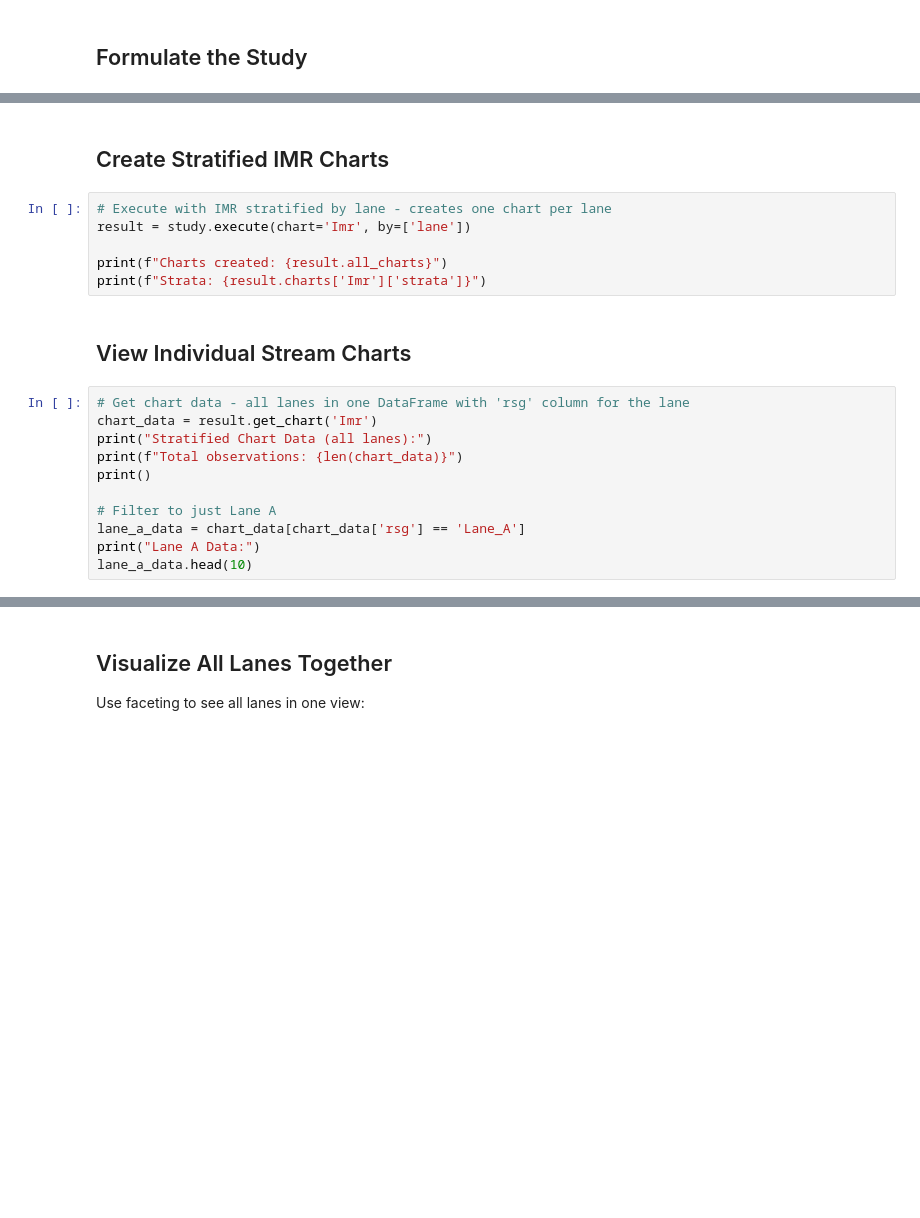
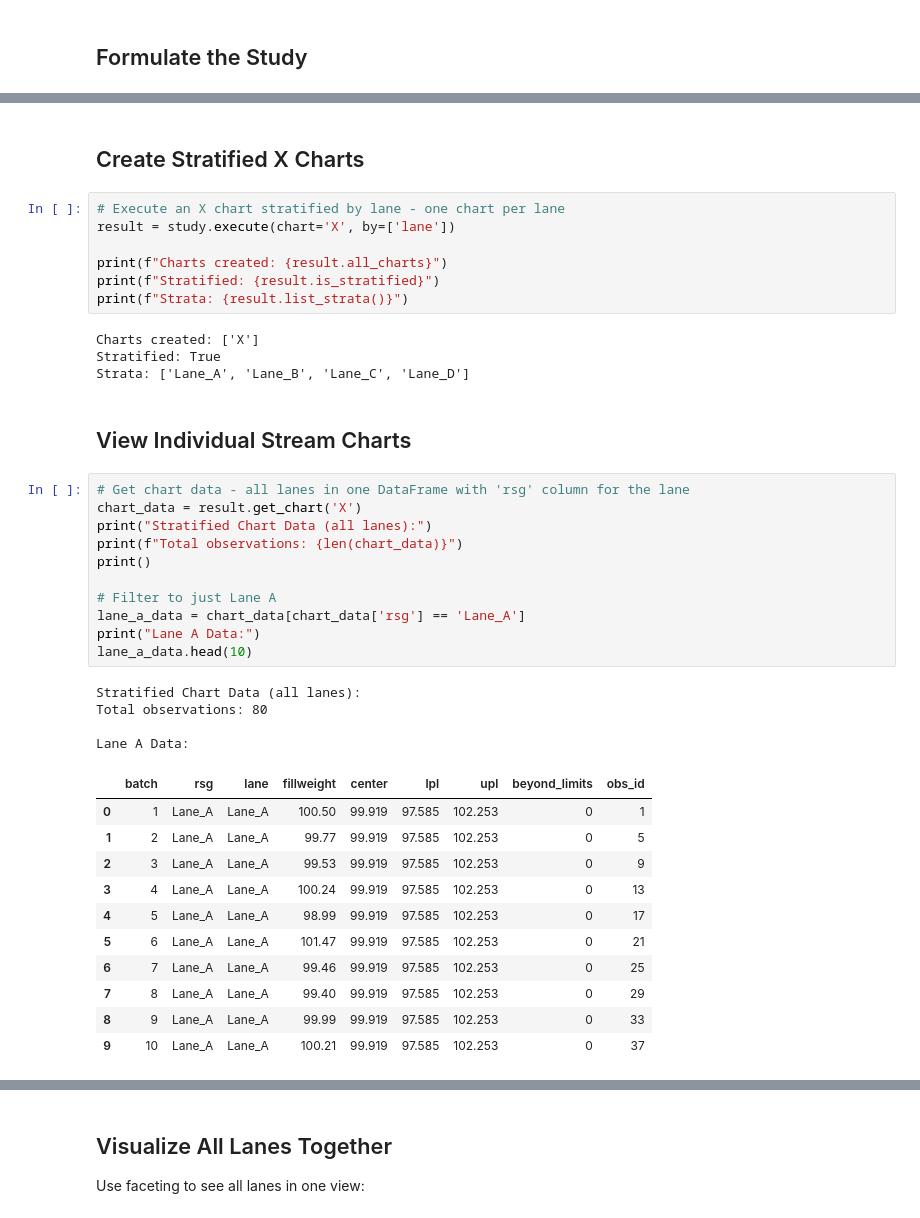
Before and after one commit to cnicholas/processbehavior, a Jupyter notebook: docs/tutorials/stratified-analysis.ipynb, the cells around one changed output, grey strips where cells are left out. Saved outputs shown, nothing was run; the diff lists cells and outputs as text; blank space fills up the shorter version.

```diff
--- a/docs/tutorials/stratified-analysis.ipynb
+++ b/docs/tutorials/stratified-analysis.ipynb
@@ -104,25 +106,46 @@ With factors and time, you have two options:
 - Uses within-level variance for each
 - Good for detecting **within-group changes over time**
 # %% [markdown]
-## Create Stratified IMR Charts
+## Create Stratified X Charts
 # %%
-# Execute with IMR stratified by lane - creates one chart per lane
-result = study.execute(chart='Imr', by=['lane'])
+# Execute an X chart stratified by lane - one chart per lane
+result = study.execute(chart='X', by=['lane'])
 
 print(f"Charts created: {result.all_charts}")
-print(f"Strata: {result.charts['Imr']['strata']}")
+print(f"Stratified: {result.is_stratified}")
+print(f"Strata: {result.list_strata()}")
+# %% [output]
+Charts created: ['X']
+Stratified: True
+Strata: ['Lane_A', 'Lane_B', 'Lane_C', 'Lane_D']
 # %% [markdown]
 ## View Individual Stream Charts
 # %%
 # Get chart data - all lanes in one DataFrame with 'rsg' column for the lane
-chart_data = result.get_chart('Imr')
+chart_data = result.get_chart('X')
 print("Stratified Chart Data (all lanes):")
 print(f"Total observations: {len(chart_data)}")
 print()
 
 # Filter to just Lane A
 lane_a_data = chart_data[chart_data['rsg'] == 'Lane_A']
 print("Lane A Data:")
 lane_a_data.head(10)
+# %% [output]
+Stratified Chart Data (all lanes):
+Total observations: 80
+
+Lane A Data:
+|  | batch | rsg | lane | fillweight | center | lpl | upl | beyond_limits | obs_id |
+| 0 | 1 | Lane_A | Lane_A | 100.50 | 99.919 | 97.585 | 102.253 | 0 | 1 |
+| 1 | 2 | Lane_A | Lane_A | 99.77 | 99.919 | 97.585 | 102.253 | 0 | 5 |
+| 2 | 3 | Lane_A | Lane_A | 99.53 | 99.919 | 97.585 | 102.253 | 0 | 9 |
+| 3 | 4 | Lane_A | Lane_A | 100.24 | 99.919 | 97.585 | 102.253 | 0 | 13 |
+| 4 | 5 | Lane_A | Lane_A | 98.99 | 99.919 | 97.585 | 102.253 | 0 | 17 |
+| 5 | 6 | Lane_A | Lane_A | 101.47 | 99.919 | 97.585 | 102.253 | 0 | 21 |
+| 6 | 7 | Lane_A | Lane_A | 99.46 | 99.919 | 97.585 | 102.253 | 0 | 25 |
+| 7 | 8 | Lane_A | Lane_A | 99.40 | 99.919 | 97.585 | 102.253 | 0 | 29 |
+| 8 | 9 | Lane_A | Lane_A | 99.99 | 99.919 | 97.585 | 102.253 | 0 | 33 |
+| 9 | 10 | Lane_A | Lane_A | 100.21 | 99.919 | 97.585 | 102.253 | 0 | 37 |
 # %%
 # Statistics are stored per stratum
```
Also changed, not shown: parts of 16 cells of this notebook, 3 other files.
